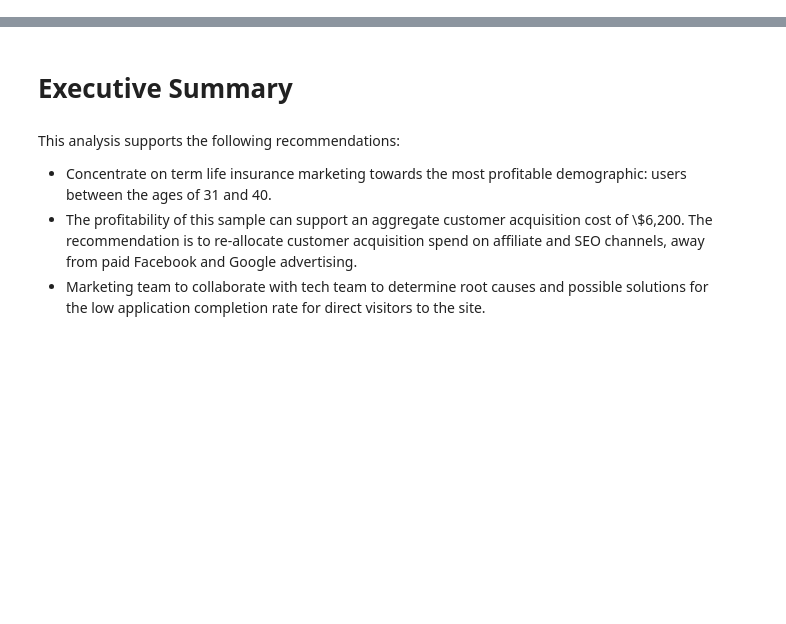
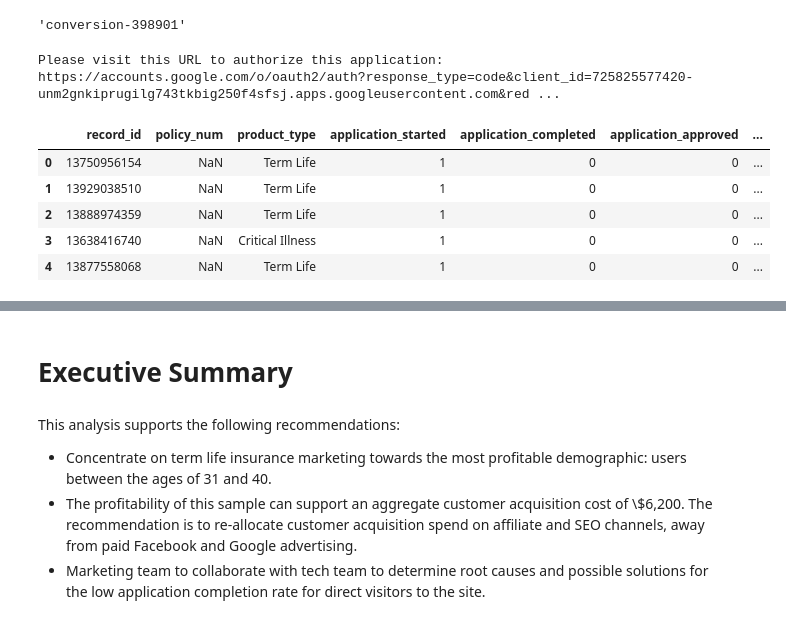
Before and after one commit to IanRichardDavies/conversion, a Jupyter notebook: customer_conversion_analysis.ipynb, the cells around one changed output, grey strips where cells are left out. Saved outputs shown, nothing was run; the diff lists cells and outputs as text; code cells hidden in the pictures; blank space fills up the shorter version.

```diff
--- a/customer_conversion_analysis.ipynb
+++ b/customer_conversion_analysis.ipynb
@@ -1,7 +1,13 @@
 # %%
 # Import libraries
 import numpy as np
+import os
 import pandas as pd
 pd.set_option('display.max_columns', 100)
 
+from dotenv import load_dotenv
 from dashboard import Dashboard
+
+load_dotenv()
+
+PROJECT_ID = os.getenv("BQ_PROJECT_ID")
@@ -7,0 +26,4 @@ from dashboard import Dashboard
+# %%
+PROJECT_ID
+# %% [output]
+'conversion-398901'
@@ -8,2 +32,17 @@ from dashboard import Dashboard
+# %%
+sql = "SELECT * FROM conversion-398901.dbt_idavies.conversion_models;"
+# %%
+data = pd.read_gbq(sql, project_id=PROJECT_ID, dialect="standard")
+# %% [output]
+Please visit this URL to authorize this application: https://accounts.google.com/o/oauth2/auth?response_type=code&client_id=725825577420-unm2gnkiprugilg743tkbig250f4sfsj.apps.googleusercontent.com&red ...
+# %%
+data.head()
+# %% [output]
+|  | record_id | policy_num | product_type | application_started | application_completed | application_approved | ... |
+| 0 | 13750956154 | NaN | Term Life | 1 | 0 | 0 | ... |
+| 1 | 13929038510 | NaN | Term Life | 1 | 0 | 0 | ... |
+| 2 | 13888974359 | NaN | Term Life | 1 | 0 | 0 | ... |
+| 3 | 13638416740 | NaN | Critical Illness | 1 | 0 | 0 | ... |
+| 4 | 13877558068 | NaN | Term Life | 1 | 0 | 0 | ... |
 # %%
 # Import data; this csv is not stored in the repo
```
Also changed, not shown: parts of 4 cells of this notebook, 14 other files.
